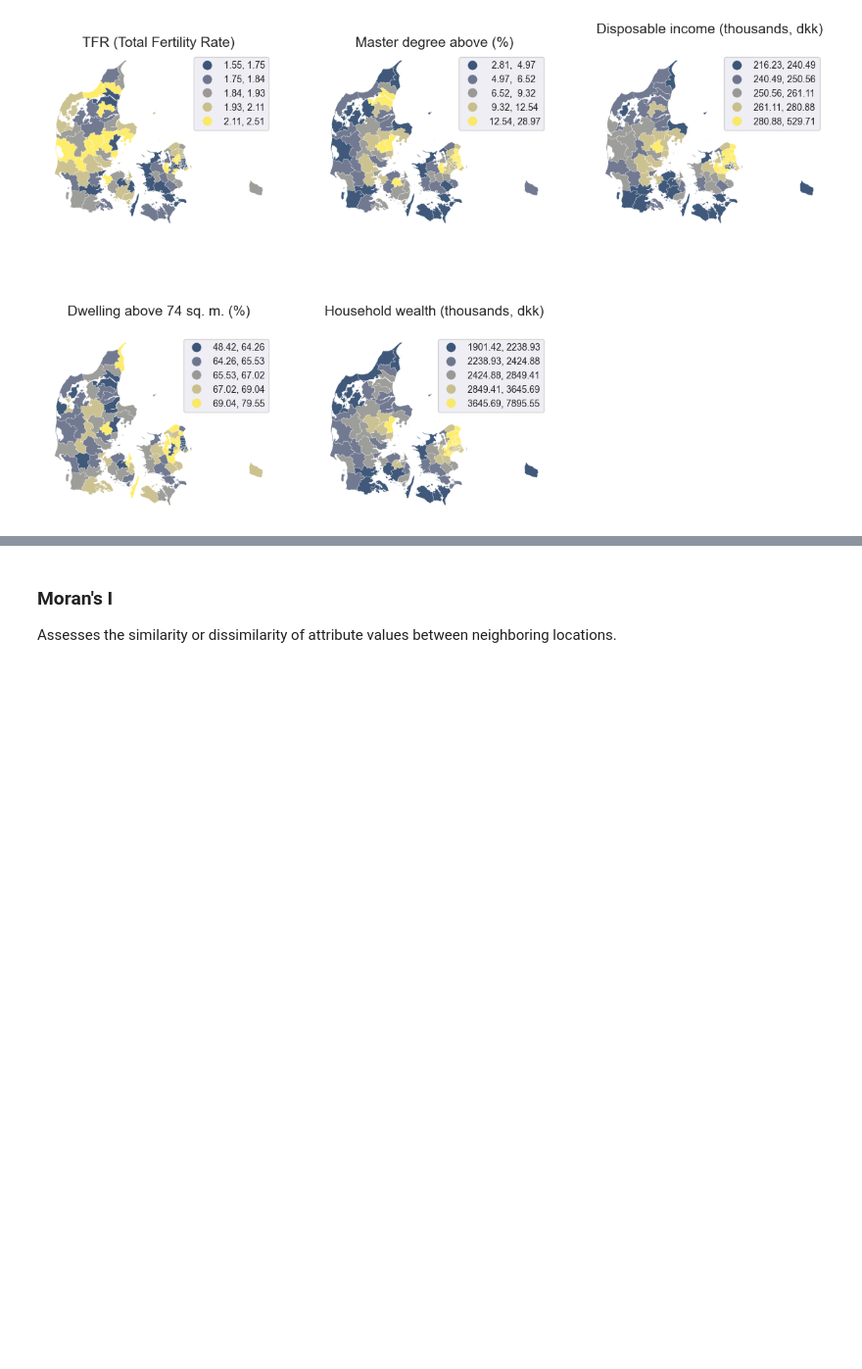
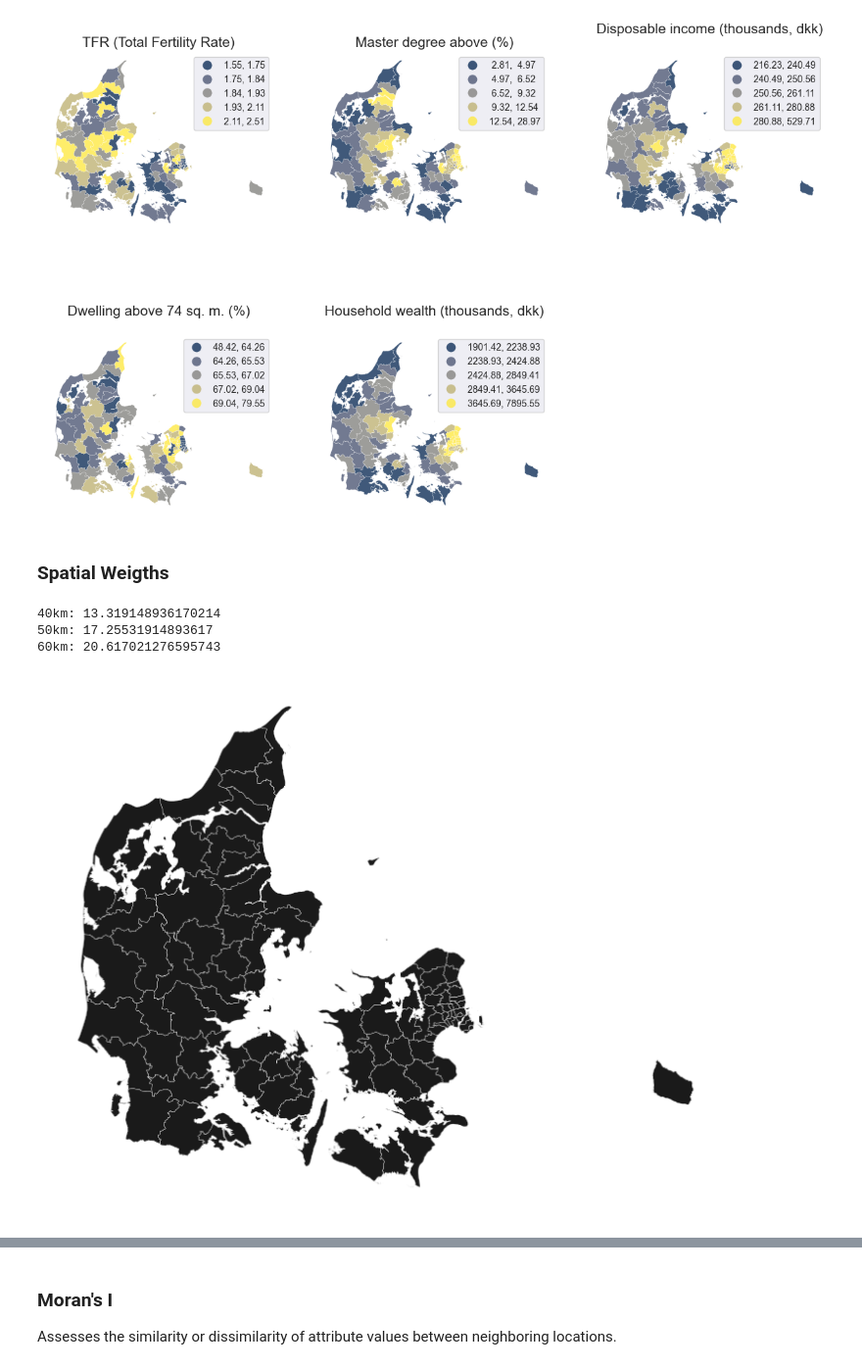
Before and after one commit to agnesutovaite/geospatial, a Jupyter notebook: project_notebook.ipynb, the cells around one changed output, grey strips where cells are left out. Shown at 98% size. Saved outputs shown, nothing was run; the diff lists cells and outputs as text; code cells hidden in the pictures; blank space fills up the shorter version.

```diff
--- a/project_notebook.ipynb
+++ b/project_notebook.ipynb
@@ -579,3 +608,7 @@ for i, col in enumerate(characteristics):
 plt.show()
 # %% [output]
 [figure]
+# %% [markdown]
+### Spatial Weigths
+# %%
+w = weights.KNN.from_dataframe(gdf, k=4)
@@ -581,0 +619,16 @@ plt.show()
+# %%
+print('40km:', w_dist40kmC.mean_neighbors)
+print('50km:', w_dist50kmC.mean_neighbors)
+print('60km:', w_dist60kmC.mean_neighbors)
+# %% [output]
+40km: 13.319148936170214
+50km: 17.25531914893617
+60km: 20.617021276595743
+# %%
+# knn
+
+ax = gdf.plot(color='k', linewidth=0.2, figsize=(9, 9))
+gdf.loc[w.islands, :].plot(color='red', linewidth=0.2, ax=ax)
+ax.set_axis_off()
+# %% [output]
+[figure, added]
```
Also changed, not shown: parts of 15 cells of this notebook, 1 other file.
